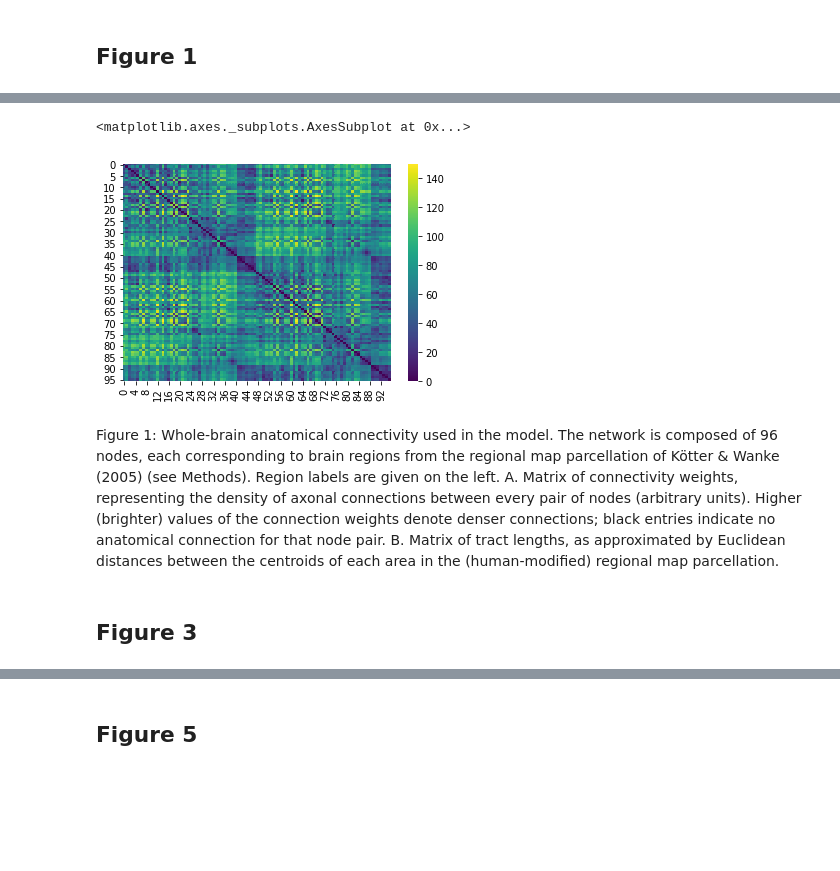
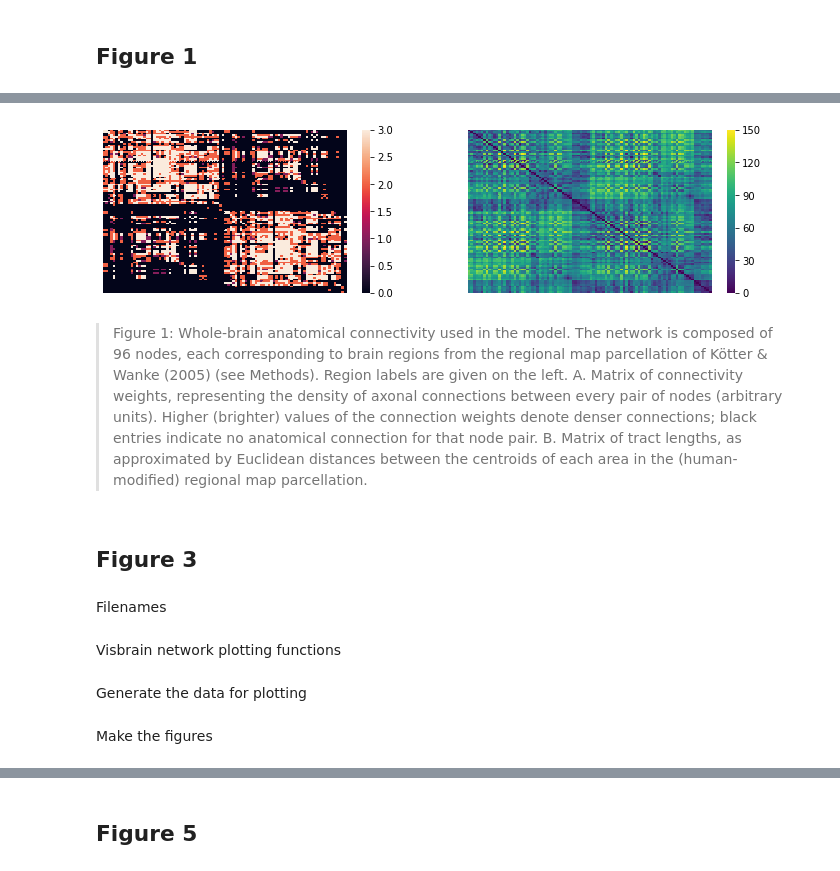
Before and after one commit to Lefebvrelab/ActivityDependentMyelinationModel, a Jupyter notebook: code/figures.ipynb, the cells around one changed output, grey strips where cells are left out. Saved outputs shown, nothing was run; the diff lists cells and outputs as text; code cells hidden in the pictures; blank space fills up the shorter version.

Commit message:
final figures nb

```diff
--- a/code/figures.ipynb
+++ b/code/figures.ipynb
@@ -23,9 +58,15 @@ sns.heatmap(W)
-# %%
-sns.heatmap(L,cmap='viridis')
-# %% [output]
-<matplotlib.axes._subplots.AxesSubplot at 0x...>
-[figure, removed]
+# %%
+# Plot
+
+fig, ax = plt.subplots(ncols=2, figsize=(12,3))
+
+sns.heatmap(W,ax=ax[0],xticklabels='',yticklabels='');
+sns.heatmap(L,cmap='viridis',ax=ax[1],xticklabels='',yticklabels='');
+# %% [output]
+[figure, added]
 # %% [markdown]
-Figure 1: Whole-brain anatomical connectivity used in the model. The network is composed of 96 nodes, each corresponding to brain regions from the regional map parcellation of Kötter & Wanke (2005)  (see Methods). Region labels are given on the left. A. Matrix of connectivity weights, representing the density of axonal connections between every pair of nodes (arbitrary units). Higher (brighter) values of the connection weights denote denser connections; black entries indicate no anatomical connection for that node pair.   B. Matrix of tract lengths, as approximated by Euclidean distances between the centroids of each area in the (human-modified) regional map parcellation.
+> Figure 1: Whole-brain anatomical connectivity used in the model. The network is composed of 96 nodes, each corresponding to brain regions from the regional map parcellation of Kötter & Wanke (2005)  (see Methods). Region labels are given on the left. A. Matrix of connectivity weights, representing the density of axonal connections between every pair of nodes (arbitrary units). Higher (brighter) values of the connection weights denote denser connections; black entries indicate no anatomical connection for that node pair.   B. Matrix of tract lengths, as approximated by Euclidean distances between the centroids of each area in the (human-modified) regional map parcellation.
 # %% [markdown]
 ## Figure 3
+# %% [markdown]
+Filenames
@@ -31,0 +92,2 @@ Figure 1: Whole-brain anatomical connectivity used in the model. The network is
+# %% [markdown]
+Visbrain network plotting functions
@@ -31,0 +267,2 @@ Figure 1: Whole-brain anatomical connectivity used in the model. The network is
+# %% [markdown]
+Generate the data for plotting
@@ -31,0 +289,2 @@ Figure 1: Whole-brain anatomical connectivity used in the model. The network is
+# %% [markdown]
+Make the figures
```
Also changed, not shown: parts of 73 cells of this notebook.
